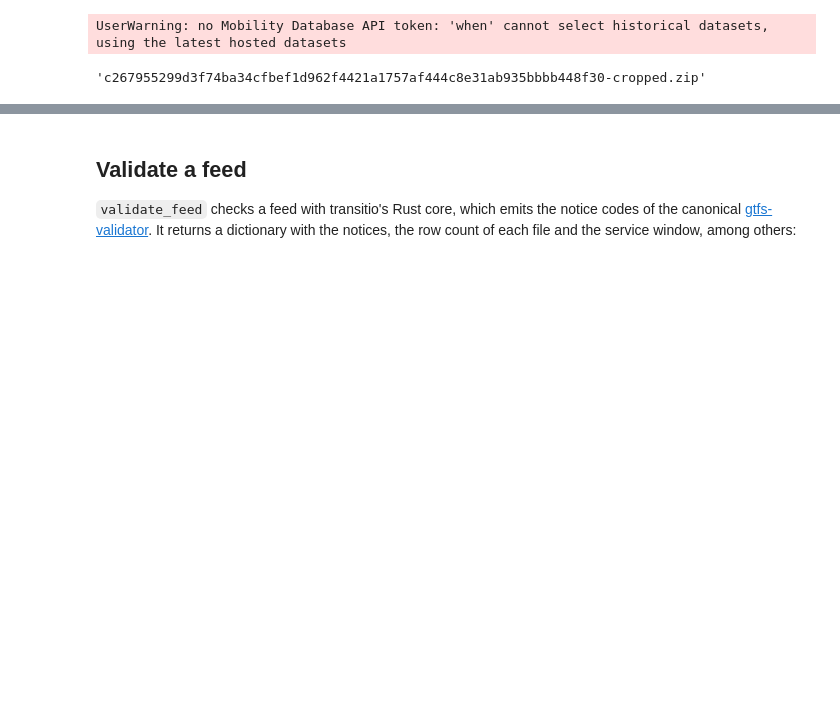
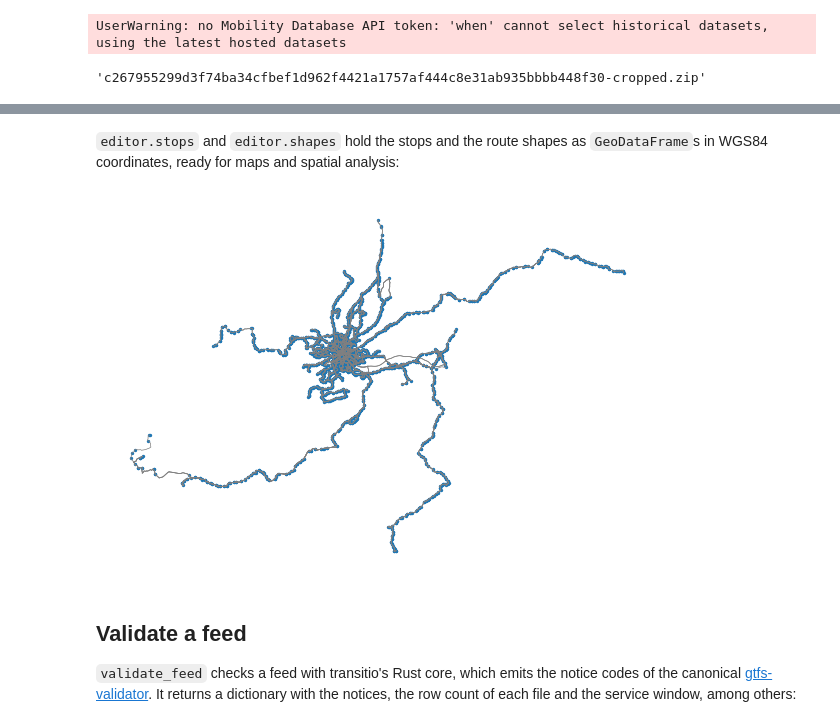
Before and after one commit to cafein-py/transitio, a Jupyter notebook: docs/working_with_feeds.ipynb, the cells around one changed output, grey strips where cells are left out. Cells and saved outputs as stored; diff of their text form; code cells hidden in the pictures; blank space fills up the shorter version.

Commit message:
Document opening, editing and re-cropping feeds

```diff
--- a/docs/working_with_feeds.ipynb
+++ b/docs/working_with_feeds.ipynb
@@ -17,0 +26,3 @@ UserWarning: no Mobility Database API token: 'when' cannot select historical dat
+# %%
+editor = transitio.FeedEditor(path)
+list(editor.tables)
@@ -18,3 +74,12 @@ UserWarning: no Mobility Database API token: 'when' cannot select historical dat
+# %% [markdown]
+`editor.stops` and `editor.shapes` hold the stops and the route shapes as
+`GeoDataFrame`s in WGS84 coordinates, ready for maps and spatial analysis:
+# %%
+ax = editor.shapes.plot(color="grey", linewidth=0.5, figsize=(7, 7))
+editor.stops.plot(ax=ax, color="tab:blue", markersize=2)
+ax.set_axis_off()
+# %% [output]
+[figure, added]
 # %% [markdown]
 ## Validate a feed
 
```
Also changed, not shown: parts of 16 cells of this notebook, 4 other files.
